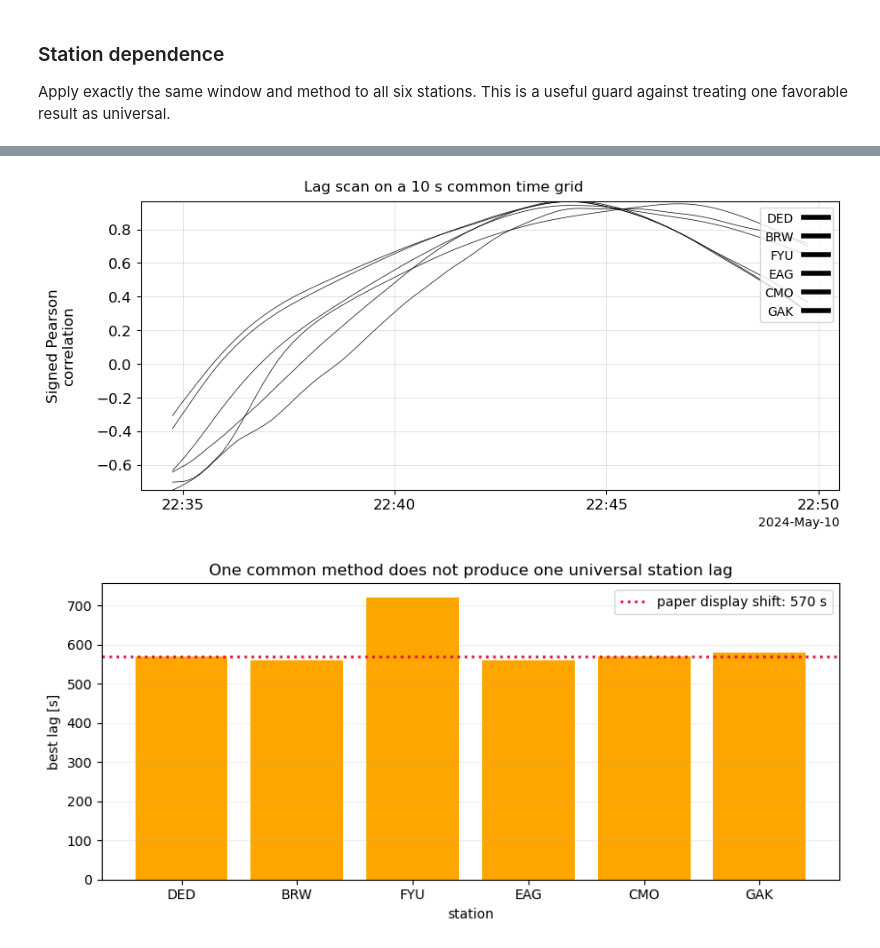
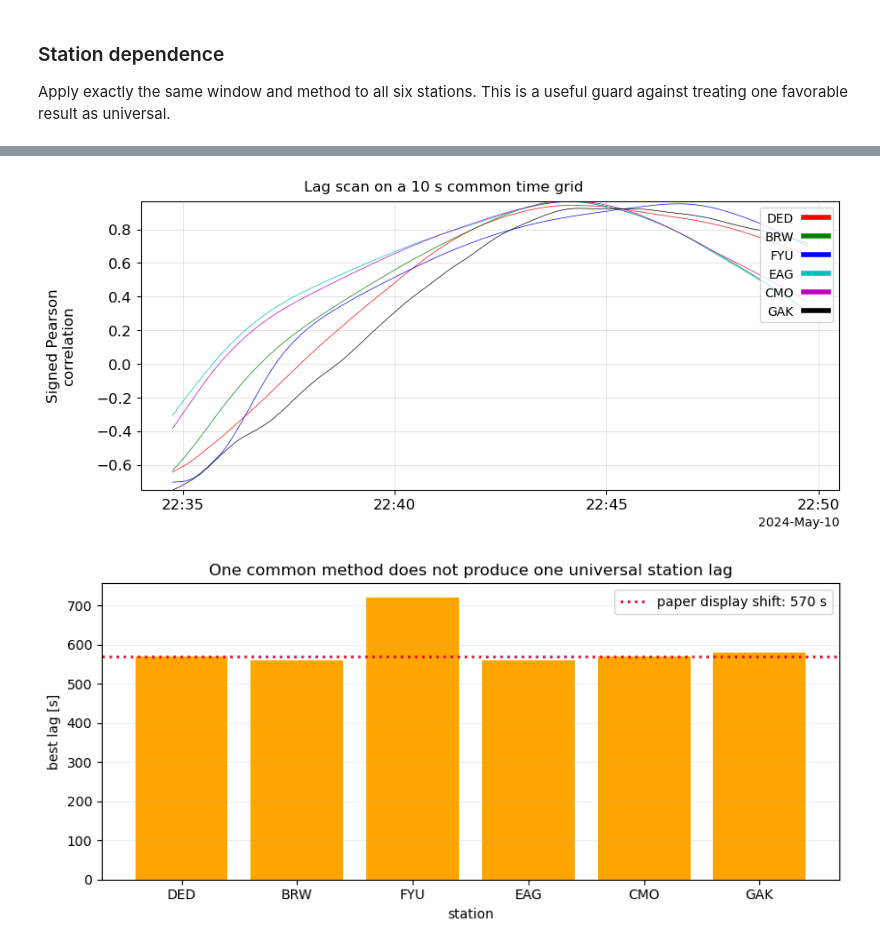
Before and after one commit to spedas/pyspedas_examples, a Jupyter notebook: pyspedas_examples/notebooks/pyhc_winter_school_2027/ohtani_gannon_imf_by_ground_timing.ipynb, the cells around one changed output, grey strips where cells are left out. Saved outputs shown, nothing was run; the diff lists cells and outputs as text; code cells hidden in the pictures.

```diff
--- a/pyspedas_examples/notebooks/pyhc_winter_school_2027/ohtani_gannon_imf_by_ground_timing.ipynb
+++ b/pyspedas_examples/notebooks/pyhc_winter_school_2027/ohtani_gannon_imf_by_ground_timing.ipynb
@@ -433,7 +421,7 @@ for code_name, site in ground_sites.items():
     metadata = get_data(variable, metadata=True)
     cdf_attrs = metadata.get("CDF", {}).get("VATT", {})
     print(code_name, variable,
-          "cadence=", round(cadence_seconds(variable), 4), "s",
+          "cadence=", round(tres(variable), 4), "s",
           "coord=", cdf_attrs.get("COORDINATE_SYSTEM"),
           "description=", cdf_attrs.get("CATDESC"))
 # %% [output]
@@ -1055,12 +1041,13 @@ station_lags
 # %%
 store_data(
     "all_station_lag_correlations",
     data=station_correlation_vars,
 )
+options("all_station_lag_correlations",'colors',['r','g','b','c','m','k'])
 
 tplot('all_station_lag_correlations')
 # %% [output]
-[figure, old version]
+[figure, new version]
 # %%
 fig, ax = plt.subplots(figsize=(8.5, 4))
 ax.bar(station_lags["Station"], station_lags["Best lag [s]"],
```
Also changed, not shown: parts of 14 cells of this notebook.
